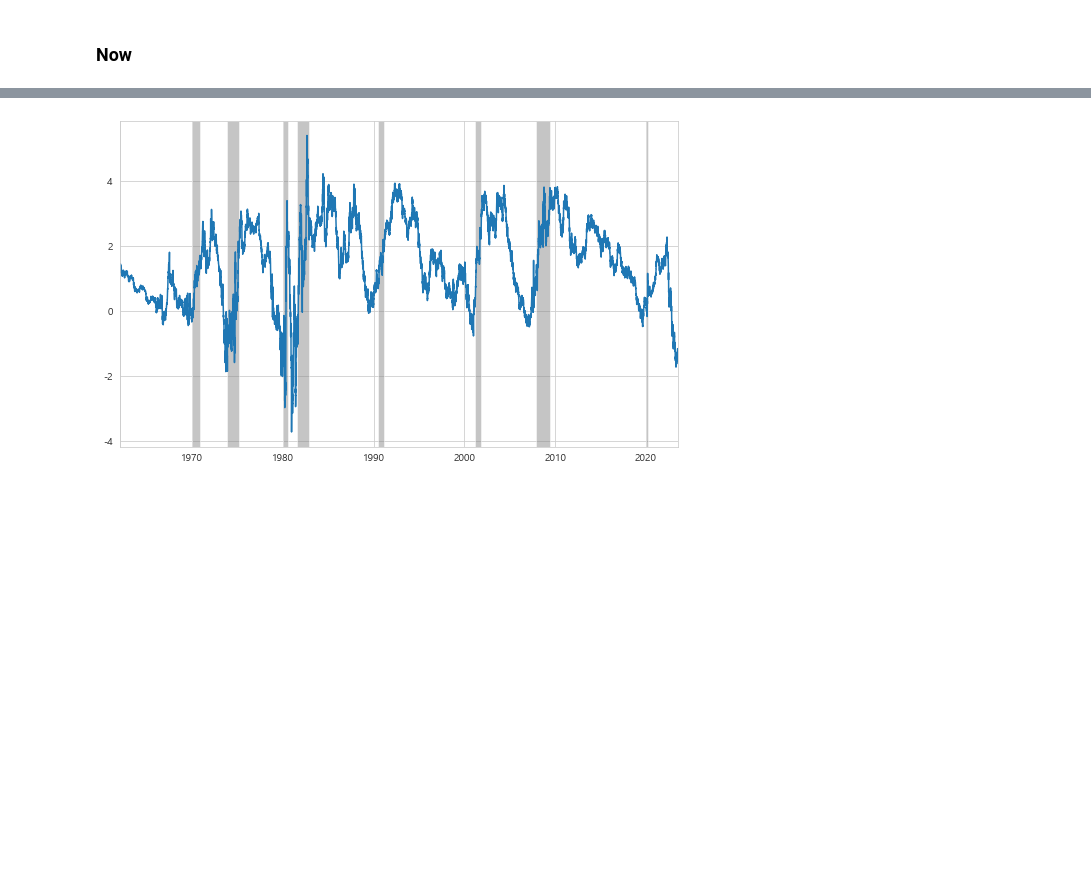
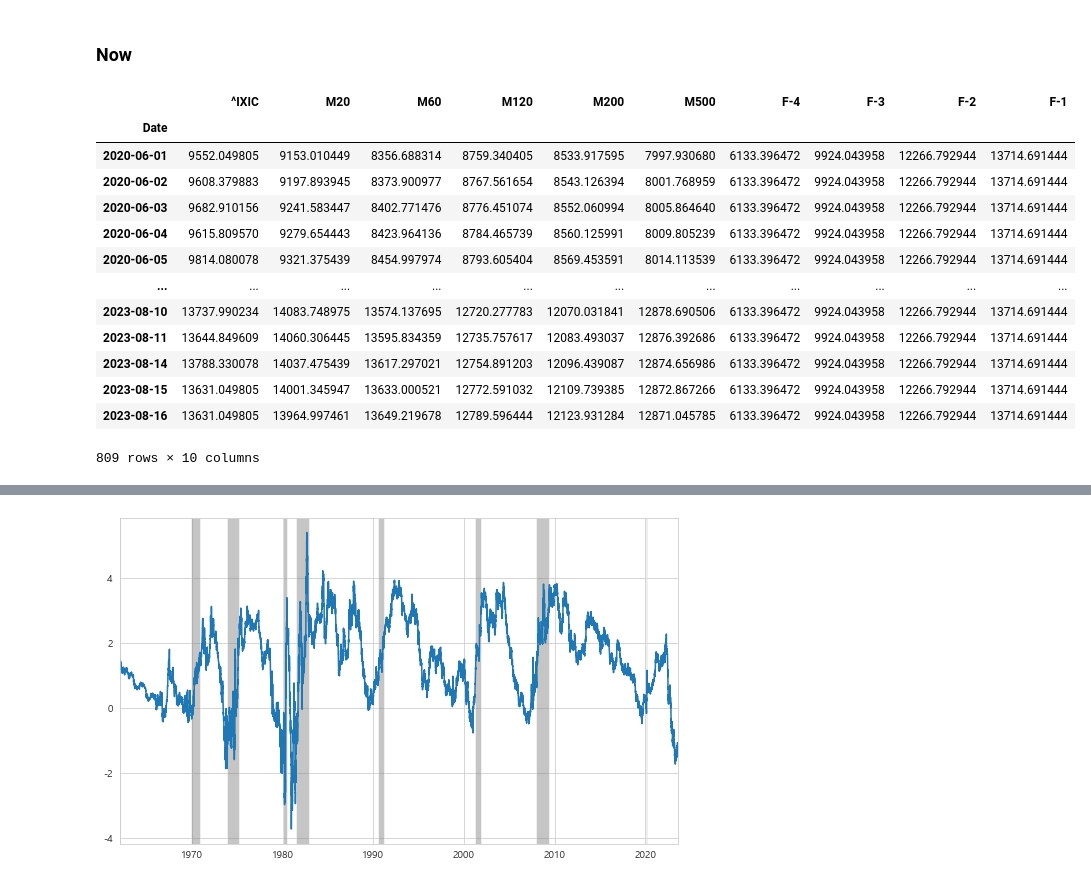
Before and after one commit to hansJeong/ws_fn_git, a Jupyter notebook: analytics/01_01_shock_case_study.ipynb, the cells around one changed output, grey strips where cells are left out. Drawn from its saved outputs; the diff is of its cells as text; code cells hidden in the pictures; blank space fills up the shorter version.

```diff
--- a/analytics/01_01_shock_case_study.ipynb
+++ b/analytics/01_01_shock_case_study.ipynb
@@ -279,6 +279,23 @@ plt.show()
 # %%
 df_sig_p4 = get_signals(dataset, ticker)
 df_sig_p4 = df_sig_p4["2020-06-01":].copy()
+# %%
+df_sig_p4
+# %% [output]
+|  | ^IXIC | M20 | M60 | M120 | M200 | M500 | F-4 | F-3 | F-2 | F-1 |
+| Date |  |  |  |  |  |  |  |  |  |  |
+| 2020-06-01 | 9552.049805 | 9153.010449 | 8356.688314 | 8759.340405 | 8533.917595 | 7997.930680 | 6133.396472 | 9924.043958 | 12266.792944 | 13714.691444 |
+| 2020-06-02 | 9608.379883 | 9197.893945 | 8373.900977 | 8767.561654 | 8543.126394 | 8001.768959 | 6133.396472 | 9924.043958 | 12266.792944 | 13714.691444 |
+| 2020-06-03 | 9682.910156 | 9241.583447 | 8402.771476 | 8776.451074 | 8552.060994 | 8005.864640 | 6133.396472 | 9924.043958 | 12266.792944 | 13714.691444 |
+| 2020-06-04 | 9615.809570 | 9279.654443 | 8423.964136 | 8784.465739 | 8560.125991 | 8009.805239 | 6133.396472 | 9924.043958 | 12266.792944 | 13714.691444 |
+| 2020-06-05 | 9814.080078 | 9321.375439 | 8454.997974 | 8793.605404 | 8569.453591 | 8014.113539 | 6133.396472 | 9924.043958 | 12266.792944 | 13714.691444 |
+| ... | ... | ... | ... | ... | ... | ... | ... | ... | ... | ... |
+| 2023-08-10 | 13737.990234 | 14083.748975 | 13574.137695 | 12720.277783 | 12070.031841 | 12878.690506 | 6133.396472 | 9924.043958 | 12266.792944 | 13714.691444 |
+| 2023-08-11 | 13644.849609 | 14060.306445 | 13595.834359 | 12735.757617 | 12083.493037 | 12876.392686 | 6133.396472 | 9924.043958 | 12266.792944 | 13714.691444 |
+| 2023-08-14 | 13788.330078 | 14037.475439 | 13617.297021 | 12754.891203 | 12096.439087 | 12874.656986 | 6133.396472 | 9924.043958 | 12266.792944 | 13714.691444 |
+| 2023-08-15 | 13631.049805 | 14001.345947 | 13633.000521 | 12772.591032 | 12109.739385 | 12872.867266 | 6133.396472 | 9924.043958 | 12266.792944 | 13714.691444 |
+| 2023-08-16 | 13631.049805 | 13964.997461 | 13649.219678 | 12789.596444 | 12123.931284 | 12871.045785 | 6133.396472 | 9924.043958 | 12266.792944 | 13714.691444 |
+809 rows × 10 columns
 # %%
 df_sig_p4.plot(legend=False, color=['#05445E', '#189AB4', '#75E6DA', '#D4F1F4', '#0A7029',
                    '#EFEBE0', '#FB8DA0', '#FB6B90', '#FB4570', '#D43790', '#EC8FD0', '#870A30'])
```
Also changed, not shown: parts of 5 cells of this notebook.
